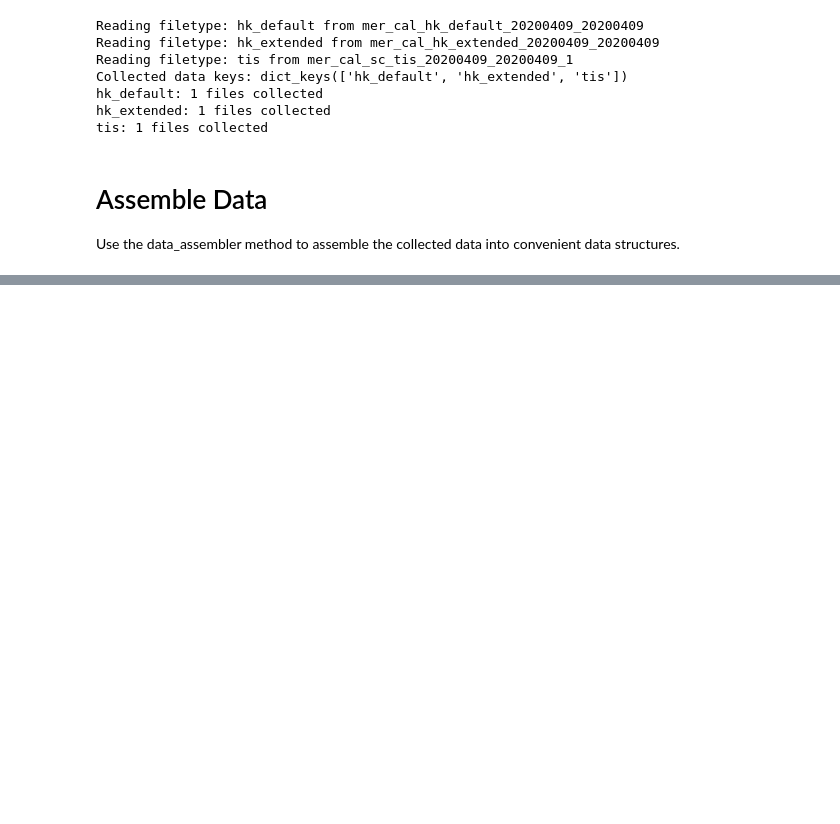
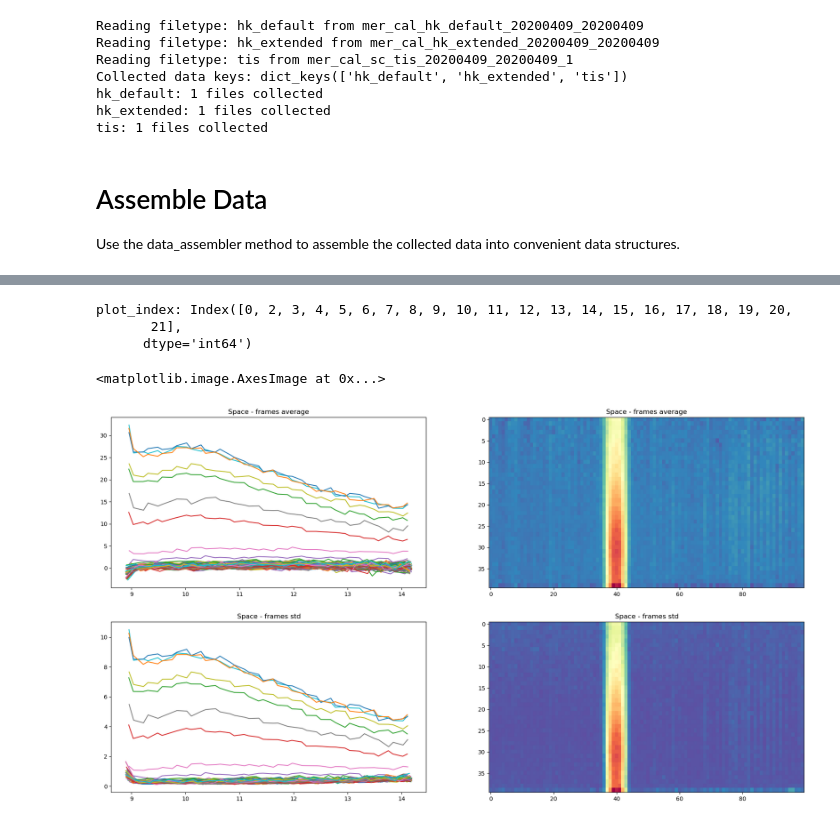
Before and after one commit to mariodamore/mertisreader, a Jupyter notebook: examples/read_merstis_test.ipynb, the cells around one changed output, grey strips where cells are left out. Cells and saved outputs as stored; diff of their text form; code cells hidden in the pictures; blank space fills up the shorter version.

```diff
--- a/examples/read_merstis_test.ipynb
+++ b/examples/read_merstis_test.ipynb
@@ -152,0 +249,24 @@ rich.inspect(ms_reader)
+# %%
+full_frames_3D = ms_reader.frames['mer_cal_sc_tis_20200409_20200409_1']
+wav = ms_reader.wavelengths['mer_cal_sc_tis_20200409_20200409_1']
+plot_index = ms_reader.space_index
+print(f'plot_index: {plot_index}')
+
+fig, ax = plt.subplots(ncols=2,nrows=2, figsize = [22,12])
+
+title = 'Space'
+ax[0][0].plot(wav,full_frames_3D[:,:,plot_index].mean(axis=2));
+ax[0][0].set_title(f'{title} - frames average')
+ax[0][1].imshow(full_frames_3D[:,:,plot_index].mean(axis=2),aspect='auto',cmap=plt.cm.Spectral_r)
+ax[0][1].set_title(f'{title} - frames average')
+
+ax[1][0].set_title(f'{title} - frames std')
+ax[1][0].plot(wav,full_frames_3D[:,:,plot_index].std(axis=2));
+ax[1][1].set_title(f'{title} - frames std')
+ax[1][1].imshow(full_frames_3D[:,:,plot_index].std(axis=2),aspect='auto',cmap=plt.cm.Spectral_r)
+# %% [output]
+plot_index: Index([0, 2, 3, 4, 5, 6, 7, 8, 9, 10, 11, 12, 13, 14, 15, 16, 17, 18, 19, 20,
+       21],
+      dtype='int64')
+<matplotlib.image.AxesImage at 0x...>
+[figure, added]
```
Also changed, not shown: parts of 12 cells of this notebook, 2 other files.
